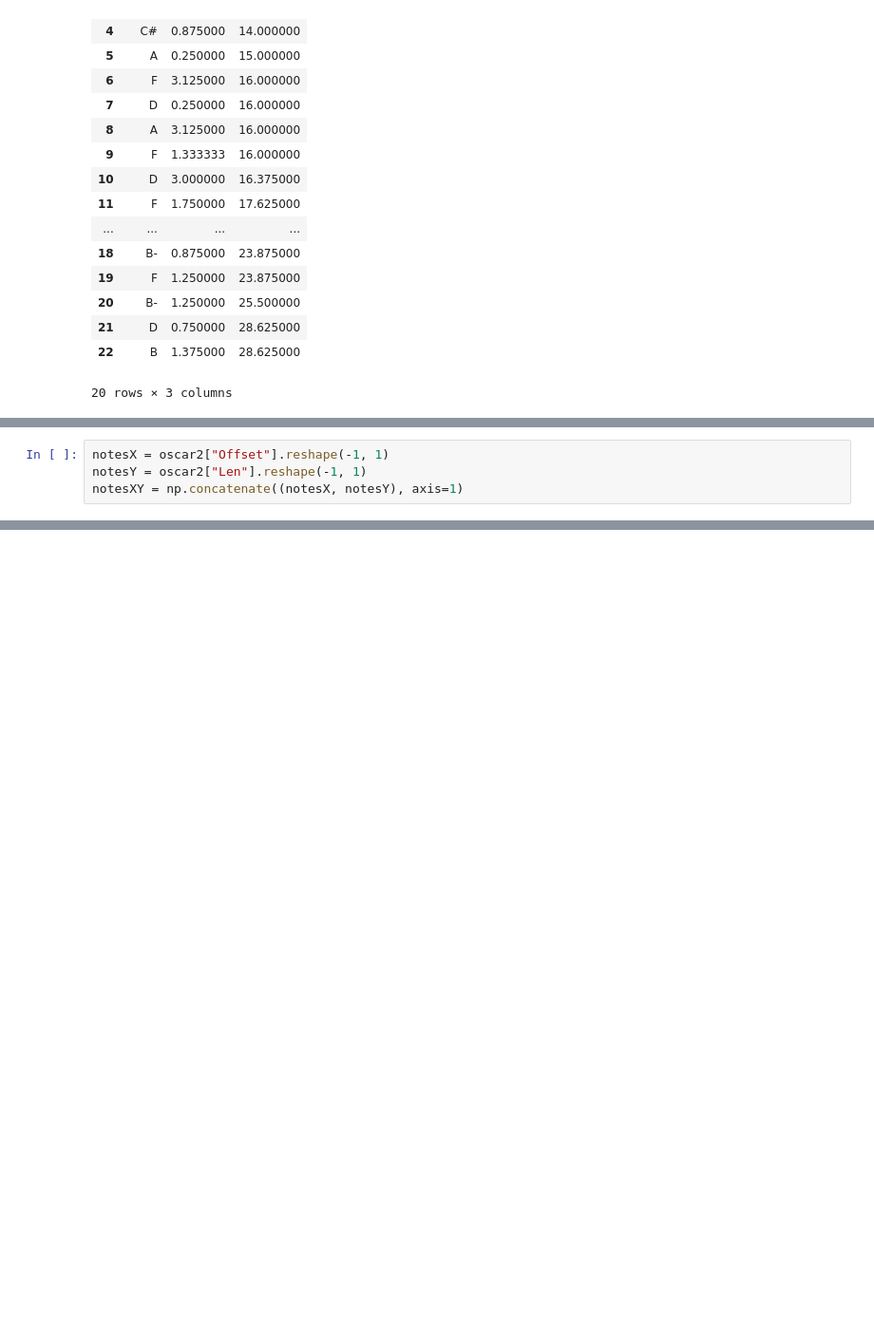
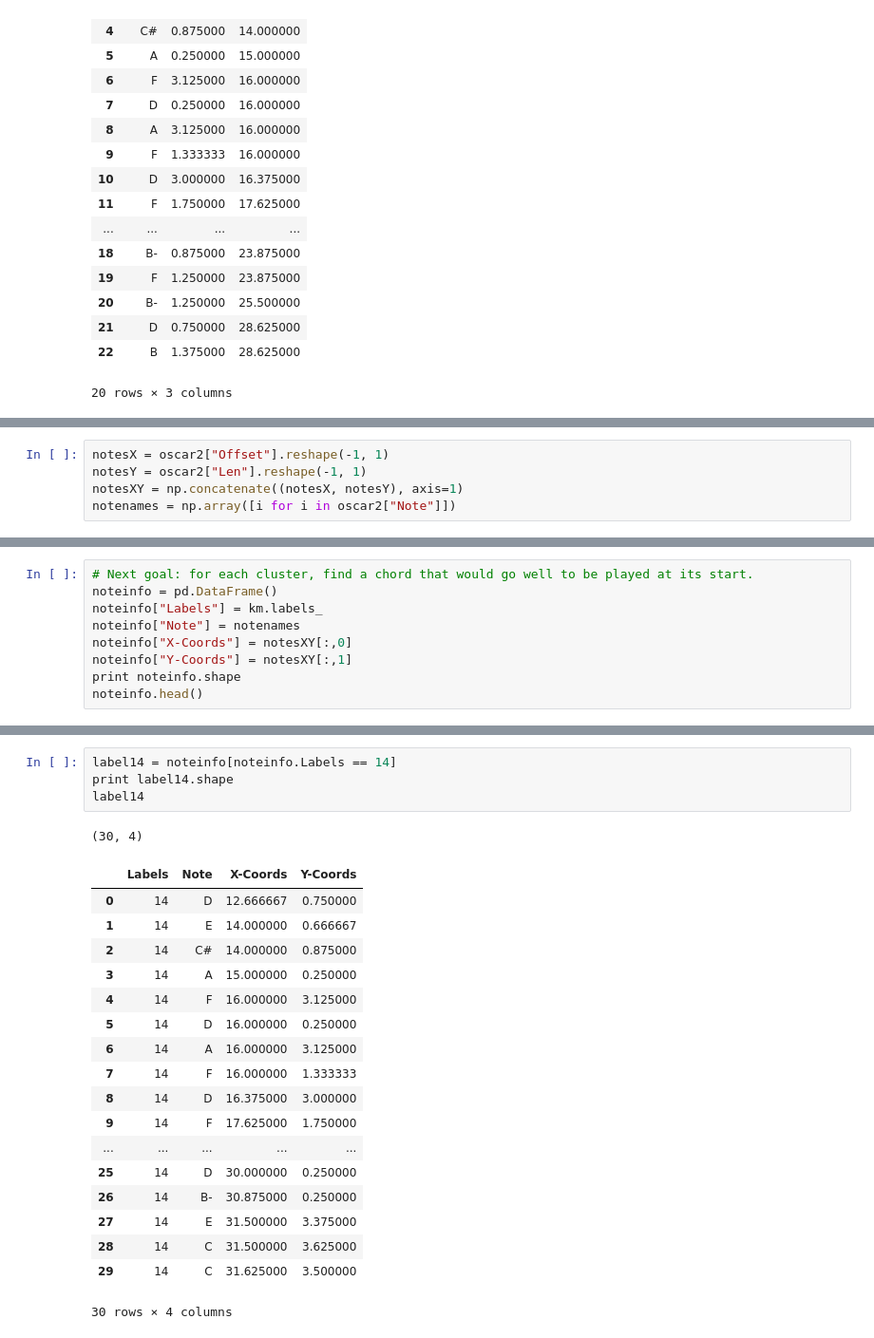
Before and after one commit to evancchow/jazzml, a Jupyter notebook: oscar/oscar2/Oscar - Original Visualization.ipynb, the cells around one changed output, grey strips where cells are left out. Shown at 95% size. Saved outputs shown, nothing was run; the diff lists cells and outputs as text; blank space fills up the shorter version.

```diff
--- a/oscar/oscar2/Oscar - Original Visualization.ipynb
+++ b/oscar/oscar2/Oscar - Original Visualization.ipynb
@@ -125,6 +122,7 @@ plotTiming(oscar2)
 notesX = oscar2["Offset"].reshape(-1, 1)
 notesY = oscar2["Len"].reshape(-1, 1)
 notesXY = np.concatenate((notesX, notesY), axis=1)
+notenames = np.array([i for i in oscar2["Note"]])
 # %%
 # print type(notesY)
 km = KMeans(n_clusters=int(np.sqrt(len(notesX) / 2)))
@@ -155,0 +138,9 @@ for label, x, y in izip(km.labels_, oscar2["Offset"], oscar2["Len"]):
+# %%
+# Next goal: for each cluster, find a chord that would go well to be played at its start.
+noteinfo = pd.DataFrame()
+noteinfo["Labels"] = km.labels_
+noteinfo["Note"] = notenames
+noteinfo["X-Coords"] = notesXY[:,0]
+noteinfo["Y-Coords"] = notesXY[:,1]
+print noteinfo.shape
+noteinfo.head()
@@ -155,0 +156,24 @@ for label, x, y in izip(km.labels_, oscar2["Offset"], oscar2["Len"]):
+# %%
+label14 = noteinfo[noteinfo.Labels == 14]
+print label14.shape
+label14
+# %% [output]
+(30, 4)
+|  | Labels | Note | X-Coords | Y-Coords |
+| 0 | 14 | D | 12.666667 | 0.750000 |
+| 1 | 14 | E | 14.000000 | 0.666667 |
+| 2 | 14 | C# | 14.000000 | 0.875000 |
+| 3 | 14 | A | 15.000000 | 0.250000 |
+| 4 | 14 | F | 16.000000 | 3.125000 |
+| 5 | 14 | D | 16.000000 | 0.250000 |
+| 6 | 14 | A | 16.000000 | 3.125000 |
+| 7 | 14 | F | 16.000000 | 1.333333 |
+| 8 | 14 | D | 16.375000 | 3.000000 |
+| 9 | 14 | F | 17.625000 | 1.750000 |
+| ... | ... | ... | ... | ... |
+| 25 | 14 | D | 30.000000 | 0.250000 |
+| 26 | 14 | B- | 30.875000 | 0.250000 |
+| 27 | 14 | E | 31.500000 | 3.375000 |
+| 28 | 14 | C | 31.500000 | 3.625000 |
+| 29 | 14 | C | 31.625000 | 3.500000 |
+30 rows × 4 columns
```
Also changed, not shown: parts of 6 cells of this notebook, 2 other files.
